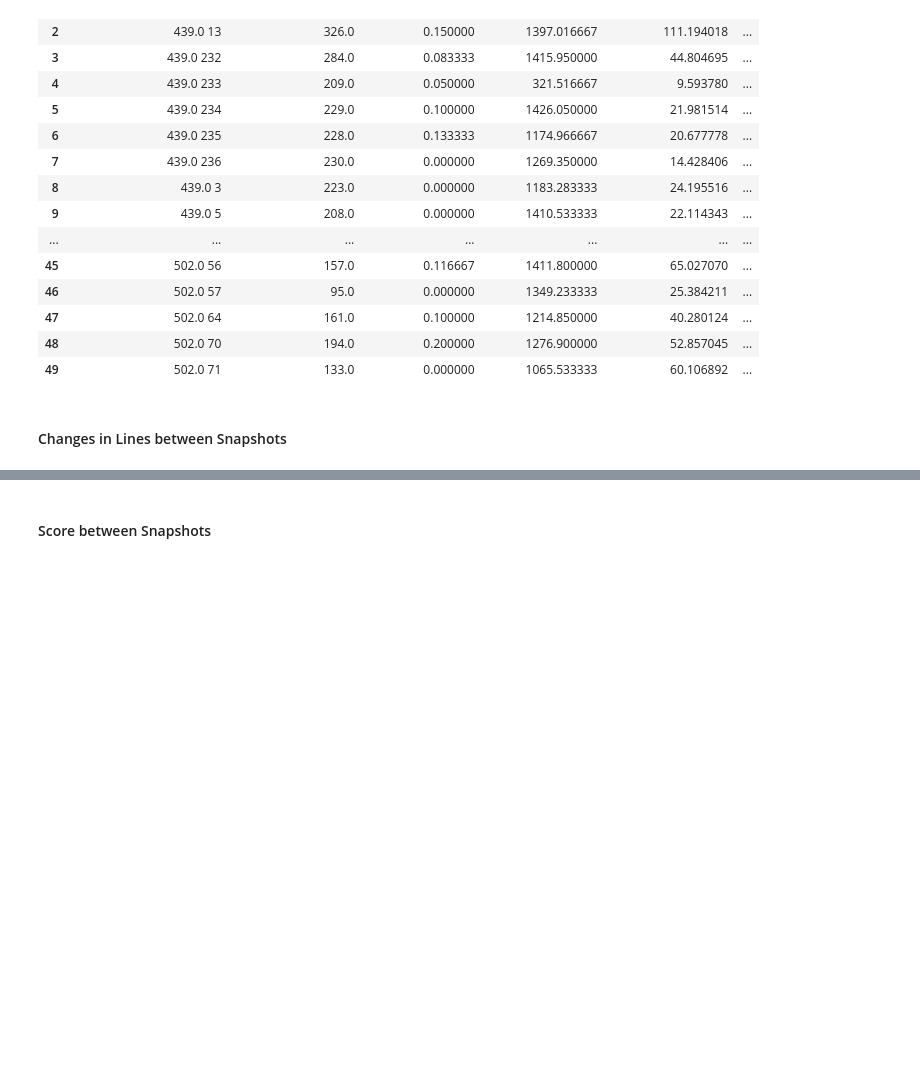
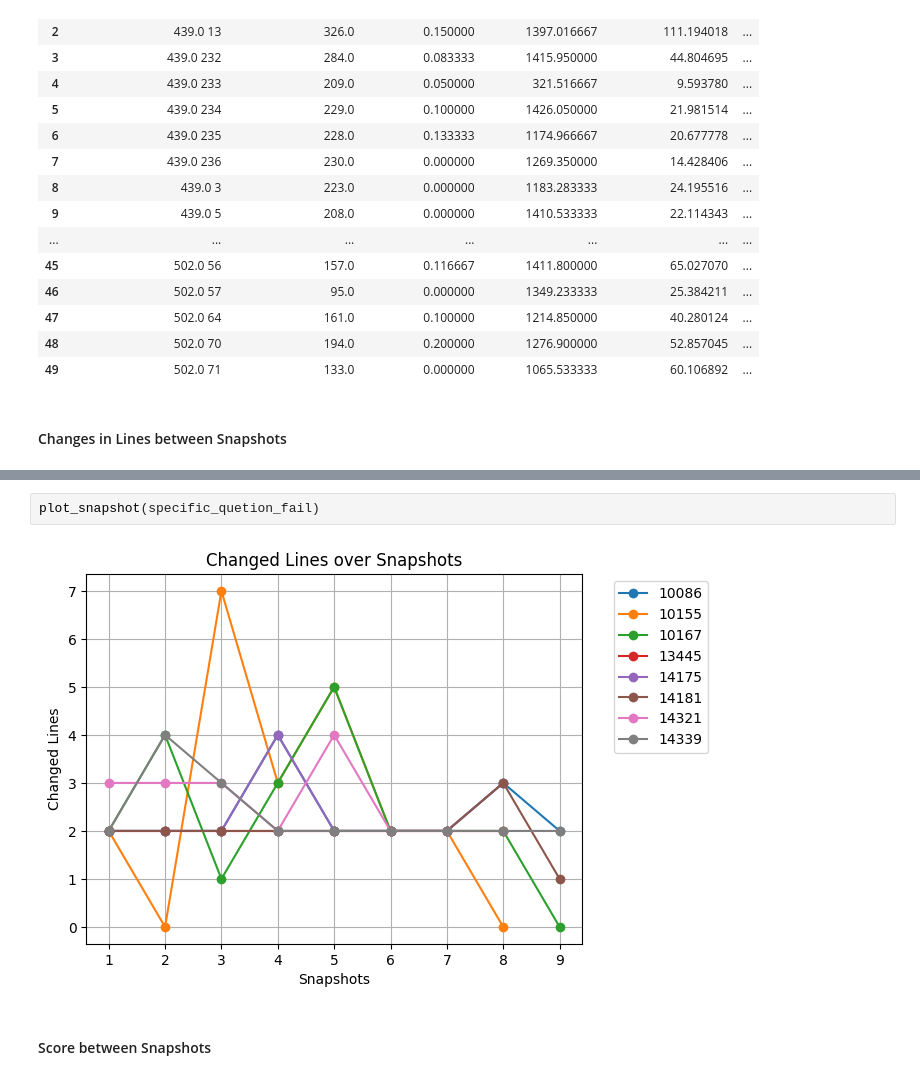
Before and after one commit to nogaschw/Detecting-Struggling-Student-Programmers-using-Proficiency-Taxonomies, a Jupyter notebook: stat_codeworkout.ipynb, the cells around one changed output, grey strips where cells are left out. Saved outputs shown, nothing was run; the diff lists cells and outputs as text; blank space fills up the shorter version.

```diff
--- a/stat_codeworkout.ipynb
+++ b/stat_codeworkout.ipynb
@@ -253,3 +293,7 @@ plt.show()
+# %%
+plot_snapshot(specific_quetion_fail)
+# %% [output]
+[figure, added]
 # %% [markdown]
 #### Score between Snapshots
 # %%
```
Also changed, not shown: parts of 19 cells of this notebook.
